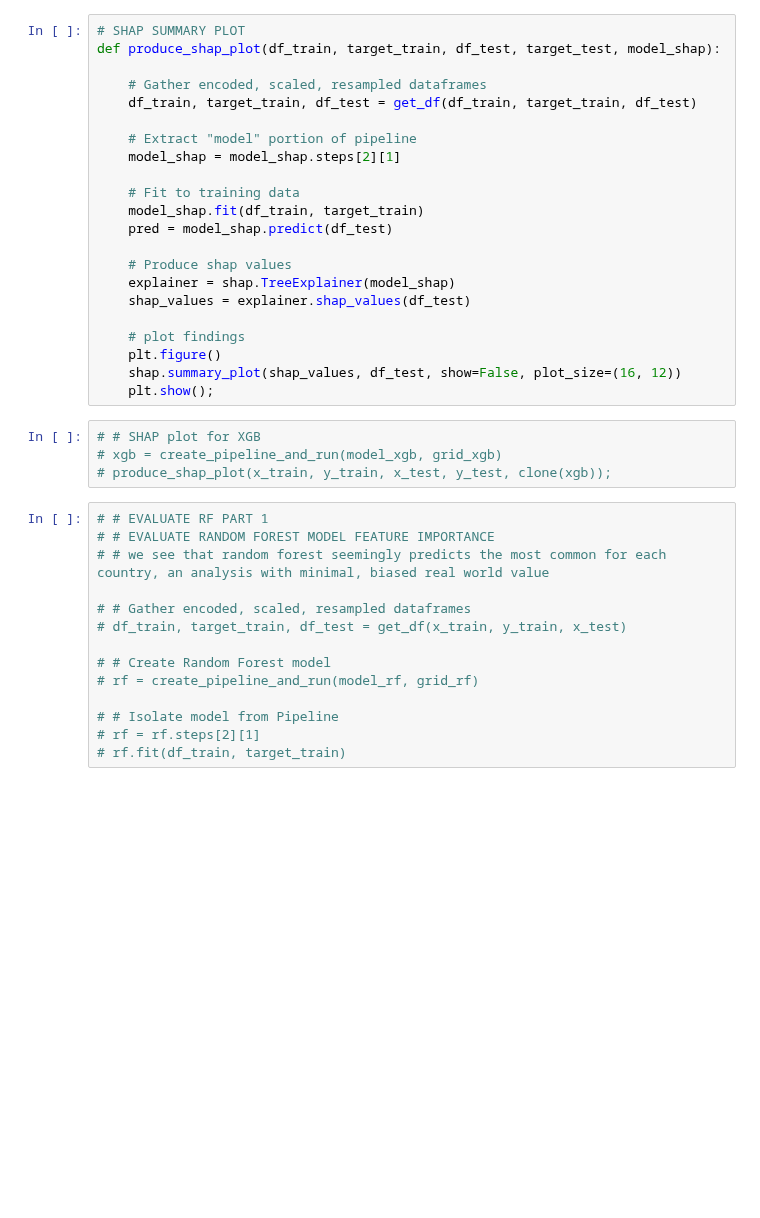
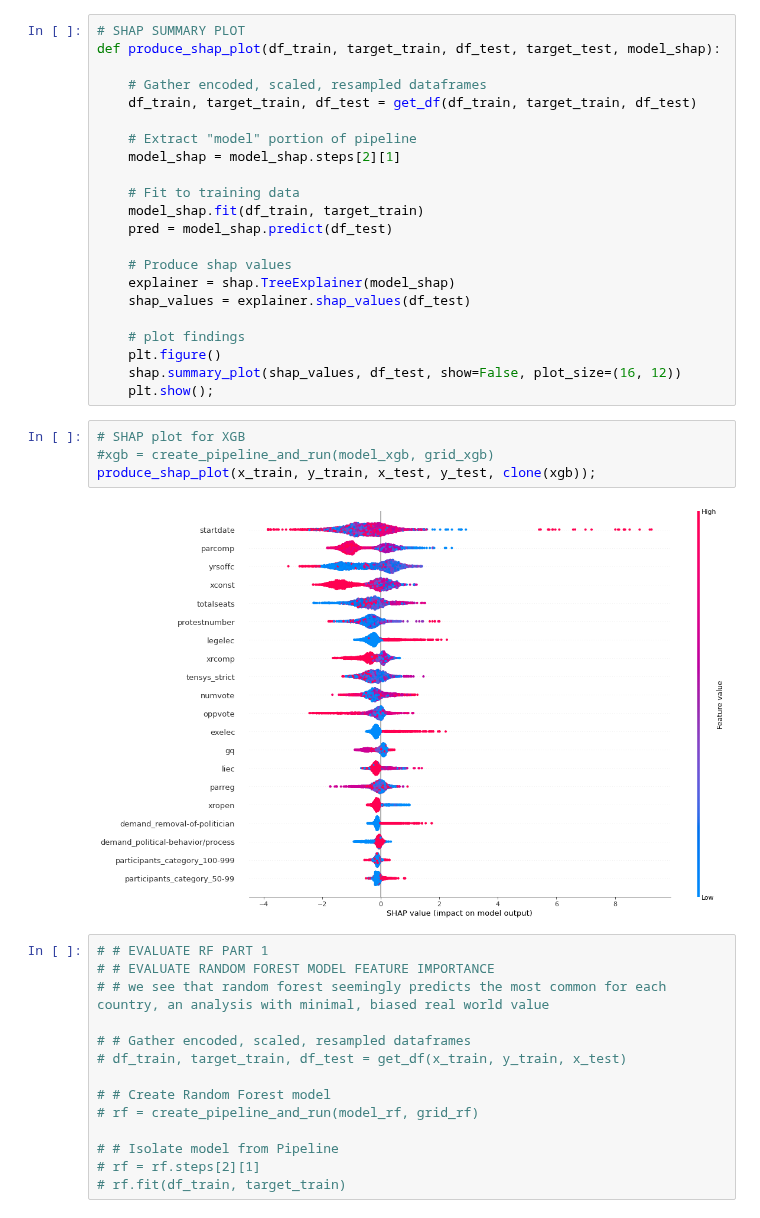
Before and after one commit to sethnlewis/Predicting-Political-Revolutions, a Jupyter notebook: notebooks/MODEL - ALL.ipynb, the cells around one changed output. Drawn from its saved outputs; the diff is of its cells as text; blank space fills up the shorter version.

```diff
--- a/notebooks/MODEL - ALL.ipynb
+++ b/notebooks/MODEL - ALL.ipynb
@@ -537,9 +574,11 @@ def produce_shap_plot(df_train, target_train, df_test, target_test, model_shap):
     shap.summary_plot(shap_values, df_test, show=False, plot_size=(16, 12))
     plt.show();
 # %%
-# # SHAP plot for XGB
-# xgb = create_pipeline_and_run(model_xgb, grid_xgb)
-# produce_shap_plot(x_train, y_train, x_test, y_test, clone(xgb));
+# SHAP plot for XGB
+#xgb = create_pipeline_and_run(model_xgb, grid_xgb)
+produce_shap_plot(x_train, y_train, x_test, y_test, clone(xgb));
+# %% [output]
+[figure, added]
 # %%
 # # EVALUATE RF PART 1
 # # EVALUATE RANDOM FOREST MODEL FEATURE IMPORTANCE
```
Also changed, not shown: parts of 21 cells of this notebook, 3 other files.
